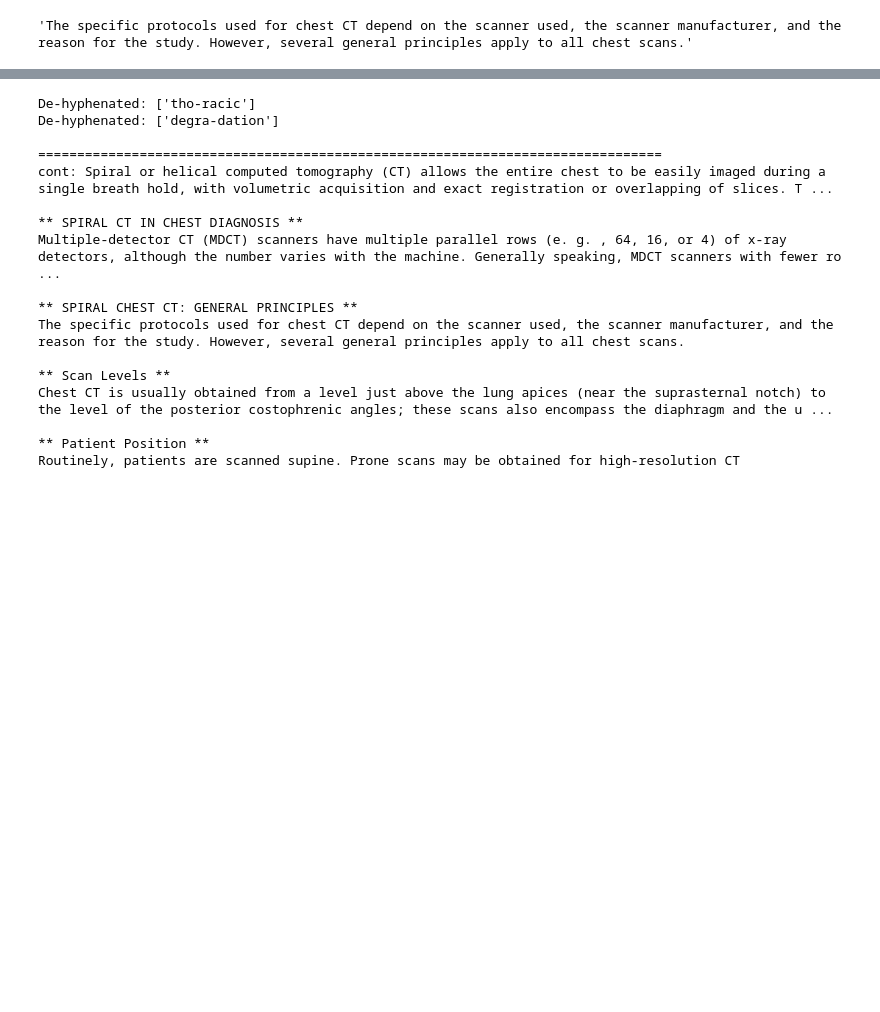
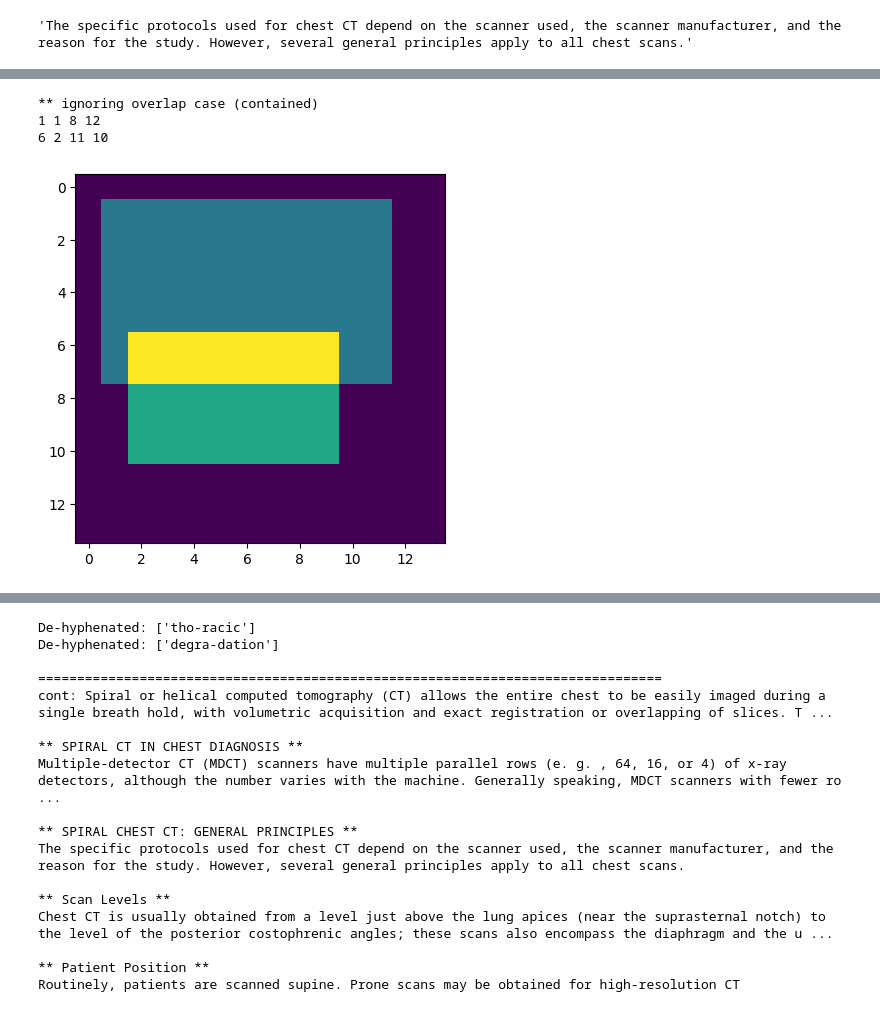
Before and after one commit to bdrad/book-scrape, a Jupyter notebook: scrape.ipynb, the cells around one changed output, grey strips where cells are left out. Saved outputs shown, nothing was run; the diff lists cells and outputs as text; code cells hidden in the pictures; blank space fills up the shorter version.

```diff
--- a/scrape.ipynb
+++ b/scrape.ipynb
@@ -299,0 +356,75 @@ process_text(test_txt)
+# %%
+# TODO finish this
+import numpy as np
+import matplotlib.pyplot as plt
+from math import ceil,floor
+
+def place(i,j,data,itm,center=False):
+    h,w=itm.shape
+
+    if center:
+        i-=h//2
+        j-=w//2
+
+    data[i:i+h,j:j+w]+=itm
+    return data
+
+def rm_overlap(rect0: List[int],rect1: List[int], favor=0, interp=0.66) -> Tuple[List[int], List[int]]:
+    assert 0<=interp<=1
+
+    x0,y0,x1,y1=rect0
+    a0,b0,a1,b1=rect1
+
+    # no overlap
+    if x1<a0 or a1<x0 or y1<b0 or b1<y0:
+        return rect0, rect1
+
+    # boxes overlap in x, and y
+    if not (x1<a0 or a1<x0) and not (y1<b0 or b1<y0):
+        p,q=interp,1-interp
+
+        if y0<b0<y1<b1:     # rect0 above rect1
+            margin = y1-b0
+            y1-=margin*(q if favor else p)
+            b0+=margin*(p if favor else q)
+            y1,b0=floor(y1),ceil(b0)
+        elif b0<y0<b1<y1:   # rect0 below rect1
+            margin = b1-y0
+            y0+=margin*(q if favor else p)
+            b1-=margin*(p if favor else q)
+            y0,b1=ceil(y0),floor(b1)
+        else:
+            print('** ignoring overlap case (contained)')
+
+    # y0,b0=max(y0,0),max(b0,0)
+    return [x0,y0,x1,y1], [a0,b0,a1,b1]
+
+
+n = 14
+data = np.zeros((n,n))
+
+a_dim = (7,11)
+a_off = (1,1)
+a = np.ones(a_dim)/3.0
+ax0,ay0 = a_off
+ax1,ay1 = [a+i for a,i in zip(a_off,a.shape)]
+
+
+b_dim = (5,8)
+b_off = (6,2)
+b = np.ones(b_dim)/2.0
+bx0,by0 = b_off
+bx1,by1 = [b+i for b,i in zip(b_off,b.shape)]
+
+(ax0,ay0,ax1,ay1), (bx0,by0,bx1,by1) = rm_overlap((ax0,ay0,ax1,ay1), (bx0,by0,bx1,by1))
+place(*a_off,data,a)
+print(ax0,ay0,ax1,ay1)
+place(*b_off,data,b)
+print(bx0,by0,bx1,by1)
+
+plt.imshow(data, interpolation='nearest');
+# %% [output]
+** ignoring overlap case (contained)
+1 1 8 12
+6 2 11 10
+[figure, added]
```
Also changed, not shown: parts of 12 cells of this notebook, 1 other file.
